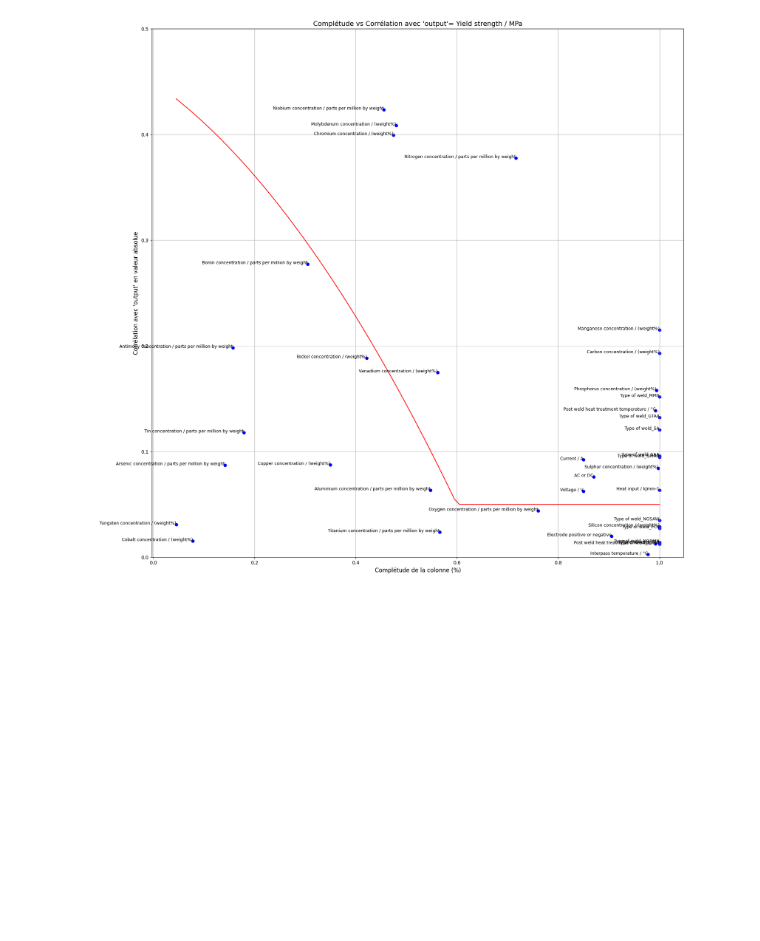
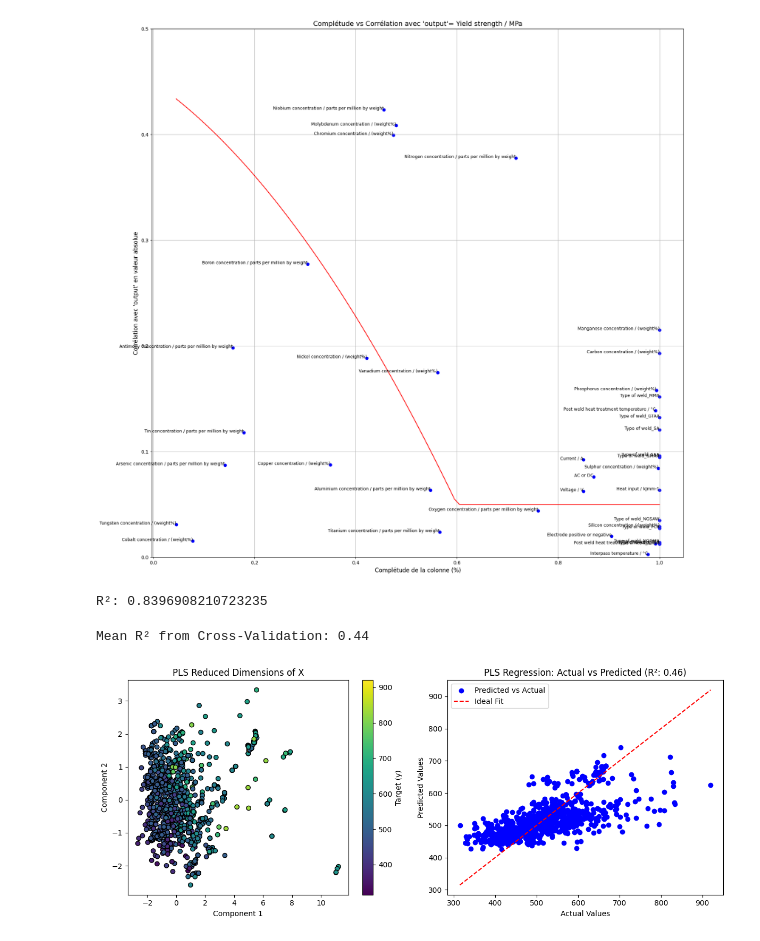
Before and after one commit to MatteoDebart/apprAuto-projet, a Jupyter notebook: tests.ipynb, the cells around one changed output. Saved outputs shown, nothing was run; the diff lists cells and outputs as text; code cells hidden in the pictures; blank space fills up the shorter version.

Commit message:
PLS with univariate and multivariate iterative imputer

```diff
--- a/tests.ipynb
+++ b/tests.ipynb
@@ -16,0 +17,49 @@ Db[features].to_excel('relvant_features.xlsx')
+# %%
+from sklearn.cross_decomposition import PLSRegression
+from sklearn.impute import SimpleImputer
+from sklearn.experimental import enable_iterative_imputer
+from sklearn.impute import IterativeImputer
+
+Db_full=Db[features]
+imp = SimpleImputer(missing_values=np.nan, strategy='mean')
+imp=IterativeImputer(max_iter=50, random_state=0)
+
+imp.fit(Db_full)
+Db_full = imp.transform(Db_full)
+X=Db_full[:,:-1]
+y=Db_full[:,-1]
+# %%
+pls2 = PLSRegression(n_components=19)
+pls2.fit(X, y)
+r2 = pls2.score(X, y)
+
+print(f"R²: {r2}")
+X_reduced = pls2.x_scores_
+Y_pred = pls2.predict(X)
+# %% [output]
+R²: 0.8396908210723235
+# %%
+from sklearn.model_selection import cross_val_score, KFold
+from sklearn.cross_decomposition import PLSRegression
+from sklearn.datasets import make_regression
+
+# Initialize PLS Regression
+n_components = 5
+pls = PLSRegression(n_components=n_components)
+
+# Perform cross-validation
+cv = KFold(n_splits=5, shuffle=True, random_state=42)
+r2_scores = cross_val_score(pls, X, y, cv=cv, scoring='r2')
+# Fit the PLS model on the whole dataset
+pls.fit(X, y)
+# Predict values
+Y_pred = pls.predict(X)
+# Get reduced dimensions
+X_reduced = pls.x_scores_
+# Calculate the mean R² score
+mean_r2 = np.mean(r2_scores)
+print(f"Mean R² from Cross-Validation: {mean_r2:.2f}")
+plot_PLS(pls, X, y)
+# %% [output]
+Mean R² from Cross-Validation: 0.44
+[figure, added]
```
Also changed, not shown: parts of 3 cells of this notebook, 4 other files.
